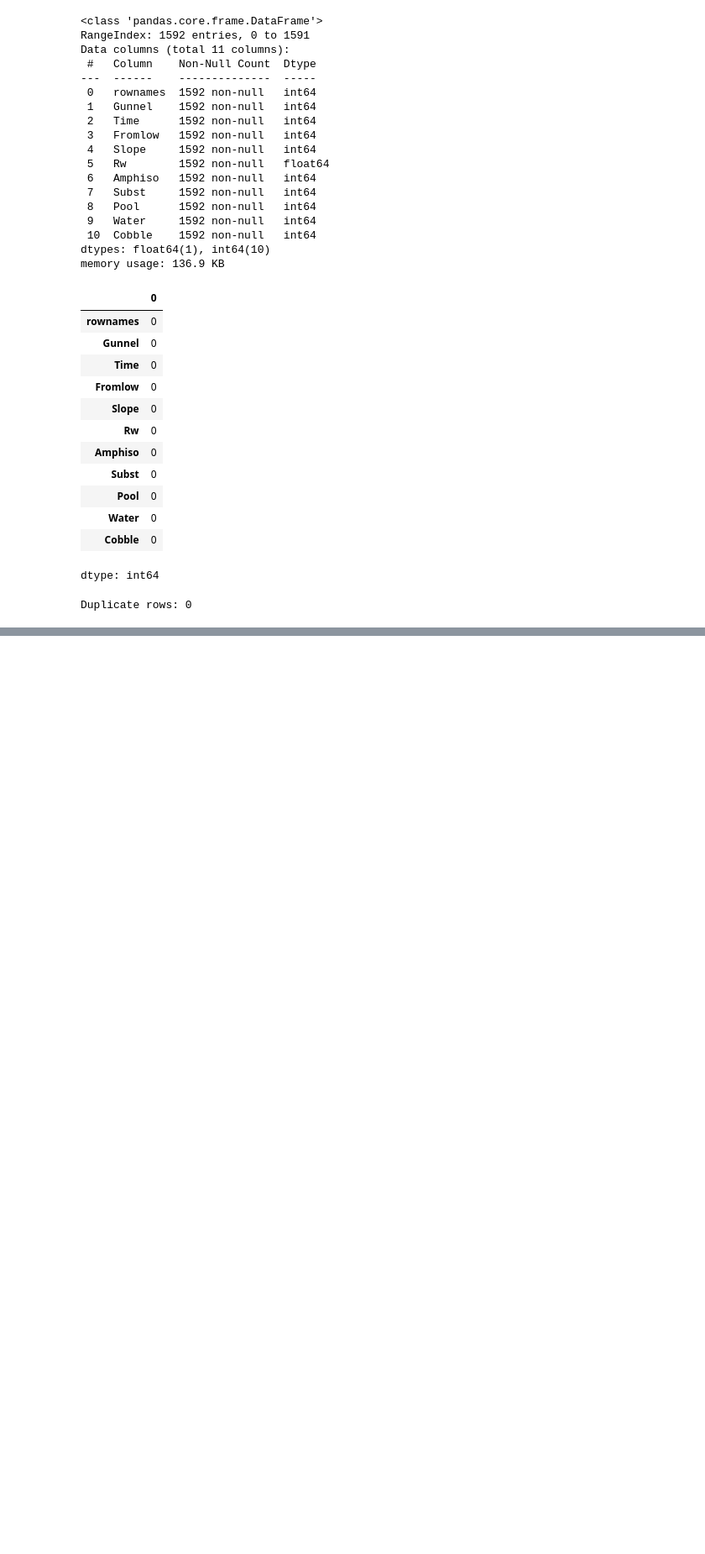
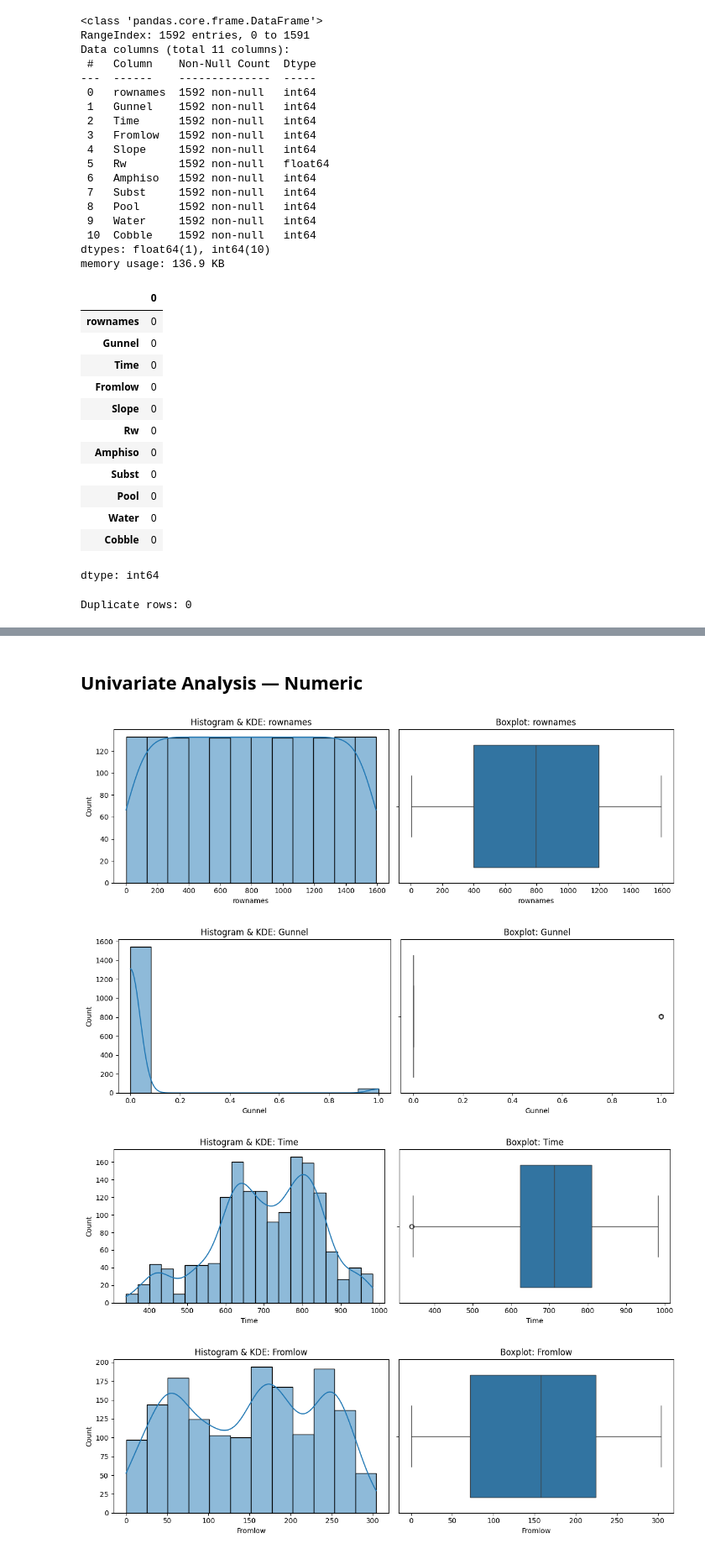
Before and after one commit to Naman397/Exploratory_Data_Analysis, a Jupyter notebook: 22BDS0021.ipynb, the cells around one changed output, grey strips where cells are left out. Shown at 84% size. Drawn from its saved outputs; the diff is of its cells as text; code cells hidden in the pictures; blank space fills up the shorter version.

```diff
--- a/22BDS0021.ipynb
+++ b/22BDS0021.ipynb
@@ -77,0 +99,18 @@ df.describe()
+# %%
+# Cell 7: Remove duplicates
+if df.duplicated().any():
+    df = df.drop_duplicates().reset_index(drop=True)
+# %%
+# Cell 8: Missing value handling
+num_cols = df.select_dtypes(include=[np.number]).columns.tolist()
+for c in num_cols:
+    if df[c].isnull().sum() > 0:
+        df[c].fillna(df[c].median(), inplace=True)
+
+cat_cols = df.select_dtypes(include=['object','category']).columns.tolist()
+for c in cat_cols:
+    if df[c].isnull().sum() > 0:
+        df[c].fillna(df[c].mode().iloc[0], inplace=True)
+
+print("Missing values after imputation:")
+display(df.isnull().sum())
@@ -77,0 +132,21 @@ df.describe()
+# %% [markdown]
+## Univariate Analysis — Numeric
+# %%
+# Cell 9
+import matplotlib.pyplot as plt
+import seaborn as sns
+for c in num_cols:
+    plt.figure(figsize=(12,4))
+    plt.subplot(1,2,1)
+    sns.histplot(df[c].dropna(), kde=True)
+    plt.title(f"Histogram & KDE: {c}")
+    plt.subplot(1,2,2)
+    sns.boxplot(x=df[c])
+    plt.title(f"Boxplot: {c}")
+    plt.tight_layout()
+    plt.show()
+# %% [output]
+[figure, added]
+[figure, added]
+[figure, added]
+[figure, added]
```
Also changed, not shown: parts of 13 cells of this notebook.
